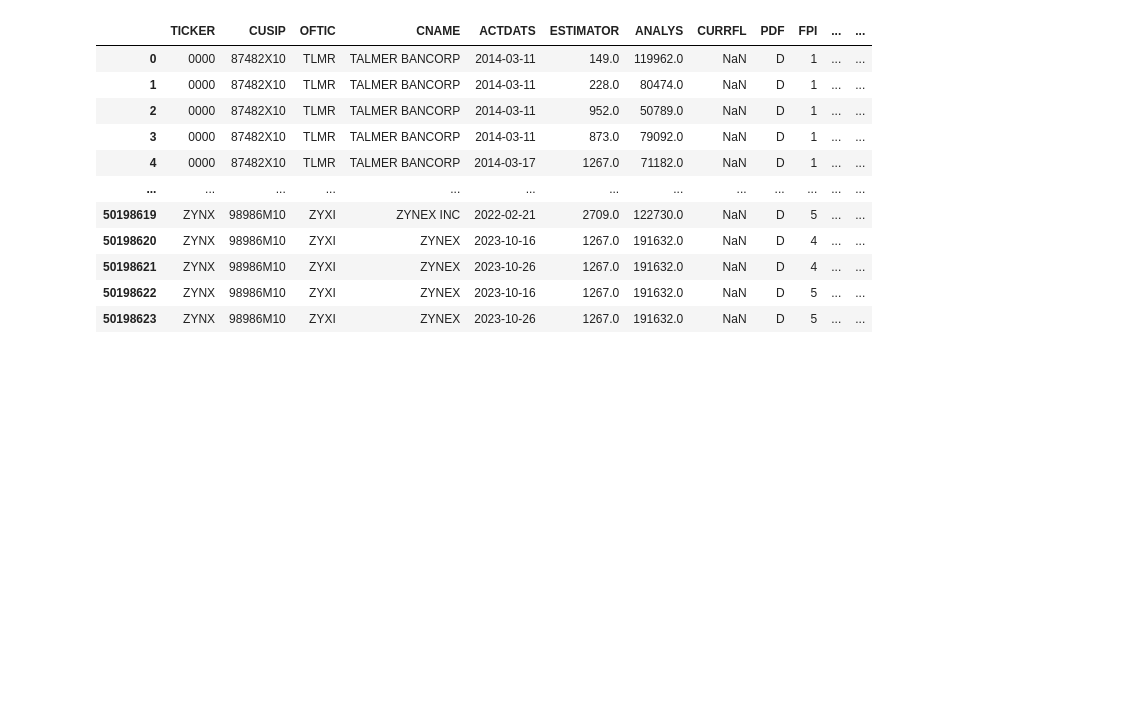
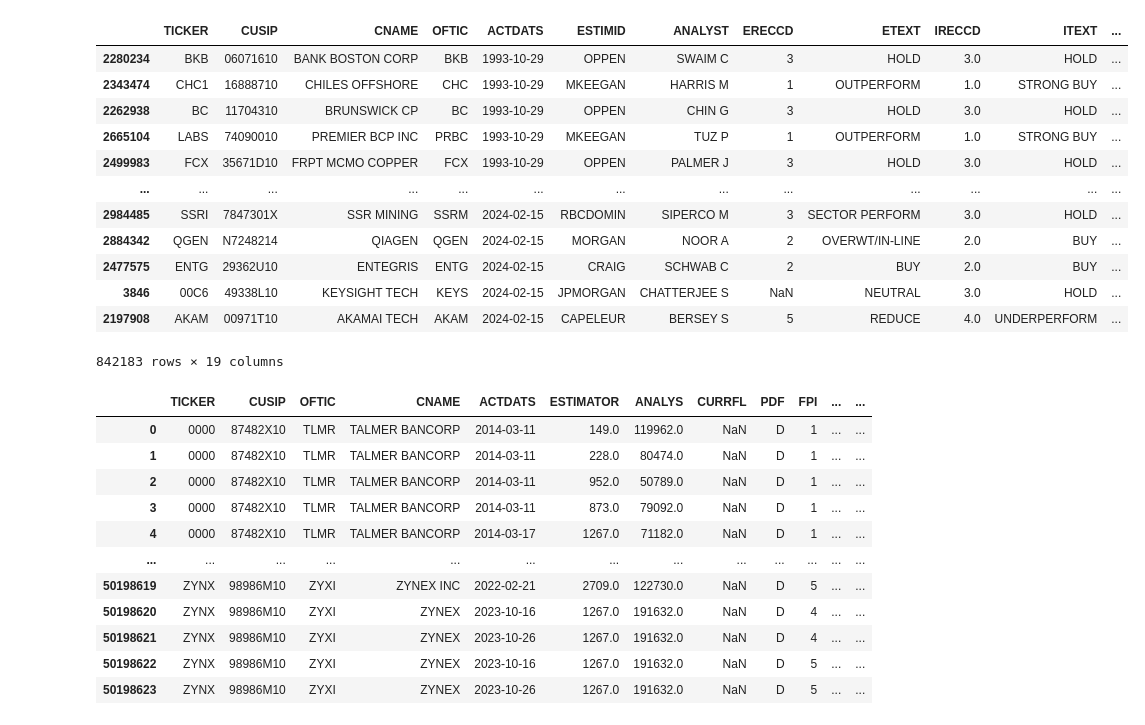
Before and after one commit to ZhengGong-hub/IBES_selected, a Jupyter notebook: runnables/explore.ipynb, the cells around one changed output. Saved outputs shown, nothing was run; the diff lists cells and outputs as text; code cells hidden in the pictures; blank space fills up the shorter version.

```diff
--- a/runnables/explore.ipynb
+++ b/runnables/explore.ipynb
@@ -40,3 +42,19 @@ recommend
+# %%
+recommend.query('USFIRM == 1.0').sort_values(by=['ACTDATS'])
+# %% [output]
+|  | TICKER | CUSIP | CNAME | OFTIC | ACTDATS | ESTIMID | ANALYST | ERECCD | ETEXT | IRECCD | ITEXT | ... |
+| 2280234 | BKB | 06071610 | BANK BOSTON CORP | BKB | 1993-10-29 | OPPEN | SWAIM C | 3 | HOLD | 3.0 | HOLD | ... |
+| 2343474 | CHC1 | 16888710 | CHILES OFFSHORE | CHC | 1993-10-29 | MKEEGAN | HARRIS M | 1 | OUTPERFORM | 1.0 | STRONG BUY | ... |
+| 2262938 | BC | 11704310 | BRUNSWICK CP | BC | 1993-10-29 | OPPEN | CHIN G | 3 | HOLD | 3.0 | HOLD | ... |
+| 2665104 | LABS | 74090010 | PREMIER BCP INC | PRBC | 1993-10-29 | MKEEGAN | TUZ P | 1 | OUTPERFORM | 1.0 | STRONG BUY | ... |
+| 2499983 | FCX | 35671D10 | FRPT MCMO COPPER | FCX | 1993-10-29 | OPPEN | PALMER J | 3 | HOLD | 3.0 | HOLD | ... |
+| ... | ... | ... | ... | ... | ... | ... | ... | ... | ... | ... | ... | ... |
+| 2984485 | SSRI | 7847301X | SSR MINING | SSRM | 2024-02-15 | RBCDOMIN | SIPERCO M | 3 | SECTOR PERFORM | 3.0 | HOLD | ... |
+| 2884342 | QGEN | N7248214 | QIAGEN | QGEN | 2024-02-15 | MORGAN | NOOR A | 2 | OVERWT/IN-LINE | 2.0 | BUY | ... |
+| 2477575 | ENTG | 29362U10 | ENTEGRIS | ENTG | 2024-02-15 | CRAIG | SCHWAB C | 2 | BUY | 2.0 | BUY | ... |
+| 3846 | 00C6 | 49338L10 | KEYSIGHT TECH | KEYS | 2024-02-15 | JPMORGAN | CHATTERJEE S | NaN | NEUTRAL | 3.0 | HOLD | ... |
+| 2197908 | AKAM | 00971T10 | AKAMAI TECH | AKAM | 2024-02-15 | CAPELEUR | BERSEY S | 5 | REDUCE | 4.0 | UNDERPERFORM | ... |
+842183 rows × 19 columns
 # %%
 # actual
 
```
Also changed, not shown: parts of 1 cell of this notebook, 33 other files.
